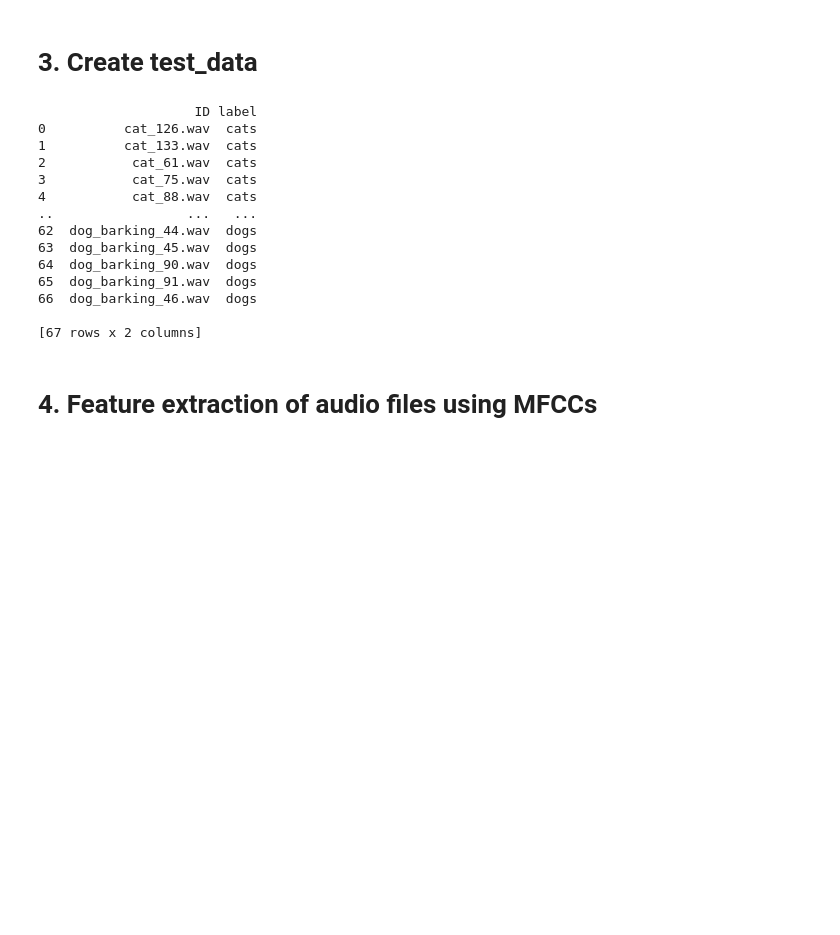
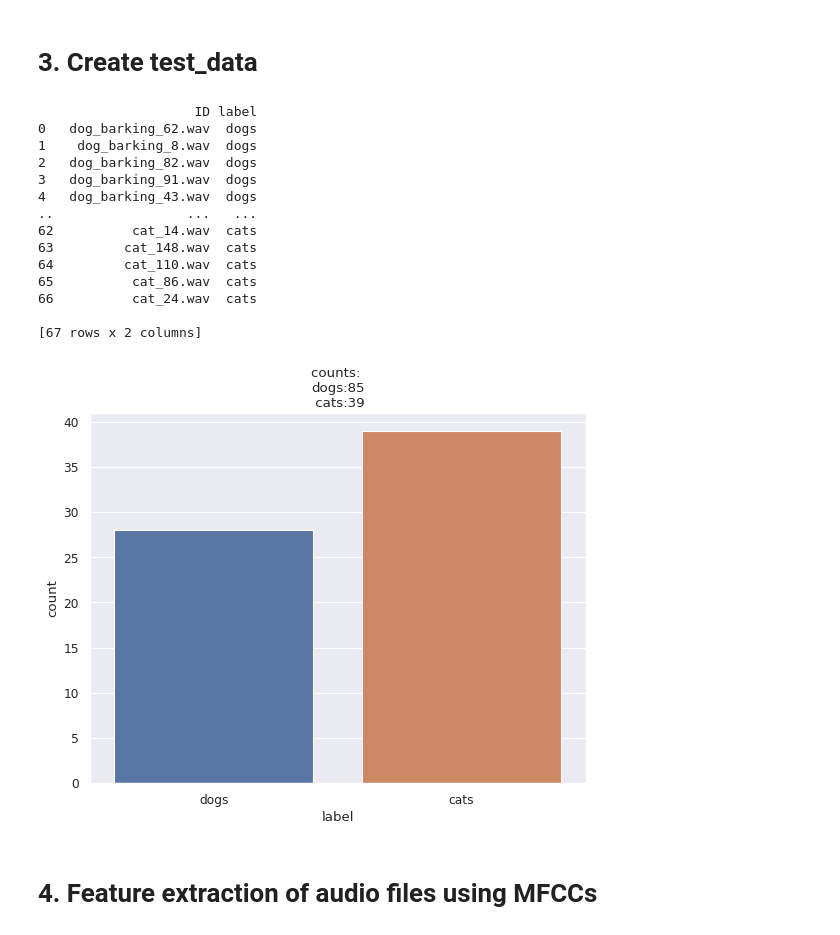
Before and after one commit to Jules-Prince/animal-detector, a Jupyter notebook: src/CatsOrDogs.ipynb, the cells around one changed output. Saved outputs shown, nothing was run; the diff lists cells and outputs as text; code cells hidden in the pictures; blank space fills up the shorter version.

```diff
--- a/src/CatsOrDogs.ipynb
+++ b/src/CatsOrDogs.ipynb
@@ -75,7 +73,7 @@ AttributeError: module 'matplotlib' has no attribute 'pyplot'
 ID=[]
 label=[]
 # assign directory
-directory = '../inputs/cats_dogs/test/'
+directory = 'inputs/cats_dogs/test/'
 
 # iterate over files in
 # that directory
@@ -98,19 +96,28 @@ test_data['label']=label
 print(test_data)
 # %% [output]
                     ID label
-0          cat_126.wav  cats
-1          cat_133.wav  cats
-2           cat_61.wav  cats
-3           cat_75.wav  cats
-4           cat_88.wav  cats
+0   dog_barking_62.wav  dogs
+1    dog_barking_8.wav  dogs
+2   dog_barking_82.wav  dogs
+3   dog_barking_91.wav  dogs
+4   dog_barking_43.wav  dogs
 ..                 ...   ...
-62  dog_barking_44.wav  dogs
-63  dog_barking_45.wav  dogs
-64  dog_barking_90.wav  dogs
-65  dog_barking_91.wav  dogs
-66  dog_barking_46.wav  dogs
+62          cat_14.wav  cats
+63         cat_148.wav  cats
+64         cat_110.wav  cats
+65          cat_86.wav  cats
+66          cat_24.wav  cats
 
 [67 rows x 2 columns]
+# %%
+plt.figure(figsize=(8,6),dpi=80)
+sns.set_theme(style="darkgrid")
+sns.countplot(x='label',data=test_data)
+plt.title('counts: \n' +'dogs:'+str(train_data.label.value_counts()[1])+
+          '\n cats:'+str(test_data.label.value_counts()[0]))
+plt.show()
+# %% [output]
+[figure, added]
 # %% [markdown]
 # 4. Feature extraction of audio files using MFCCs
 # %% [markdown]
```
Also changed, not shown: parts of 15 cells of this notebook, 3 other files.
